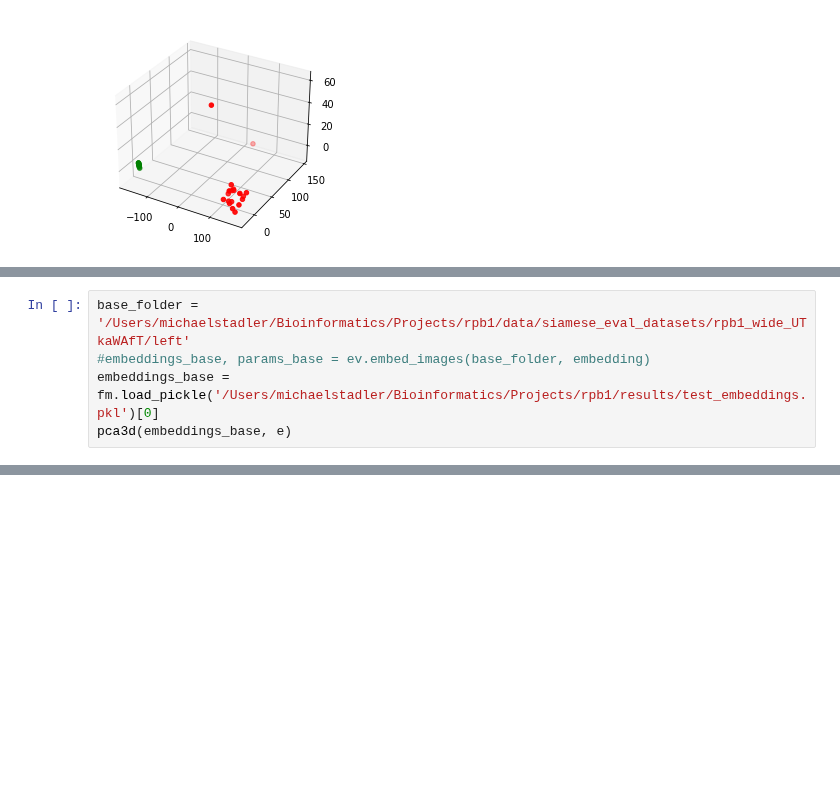
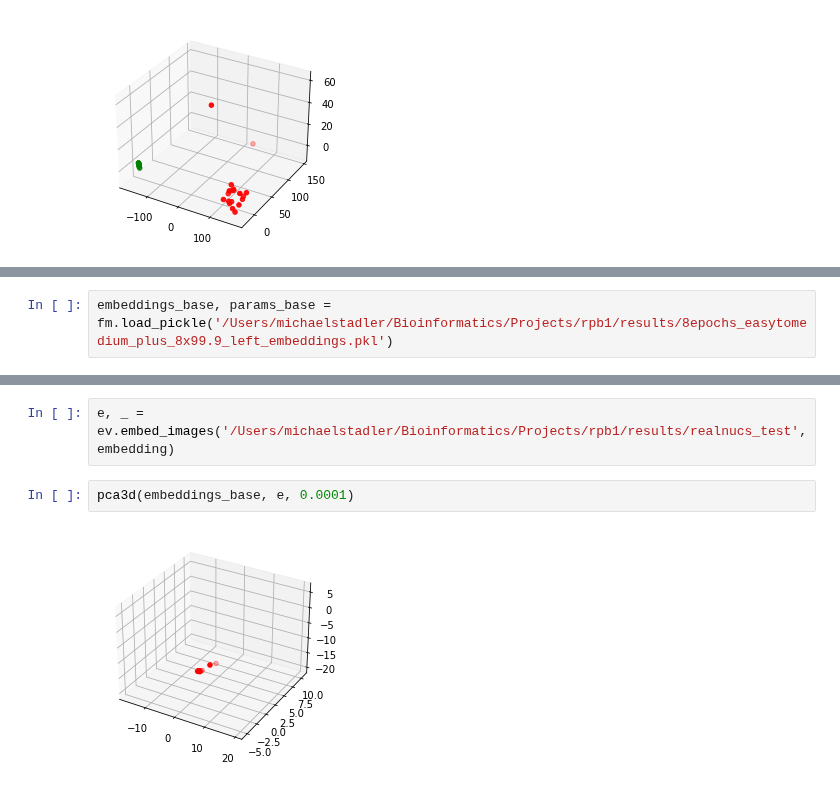
Before and after one commit to michaelrstadler/rpb1, a Jupyter notebook: bin/notebooks/20220309-realdata-siamese.ipynb, the cells around one changed output, grey strips where cells are left out. Cells and saved outputs as stored; diff of their text form; blank space fills up the shorter version.

```diff
--- a/bin/notebooks/20220309-realdata-siamese.ipynb
+++ b/bin/notebooks/20220309-realdata-siamese.ipynb
@@ -104,5 +110,2 @@ pca3d(embeddings_base, e)
 # %%
-base_folder = '/Users/michaelstadler/Bioinformatics/Projects/rpb1/data/siamese_eval_datasets/rpb1_wide_UTkaWAfT/left'
-#embeddings_base, params_base = ev.embed_images(base_folder, embedding)
-embeddings_base = fm.load_pickle('/Users/michaelstadler/Bioinformatics/Projects/rpb1/results/test_embeddings.pkl')[0]
-pca3d(embeddings_base, e)
+embeddings_base, params_base = fm.load_pickle('/Users/michaelstadler/Bioinformatics/Projects/rpb1/results/8epochs_easytomedium_plus_8x99.9_left_embeddings.pkl')
@@ -118,0 +145,6 @@ AttributeError: 'tuple' object has no attribute 'shape'
+# %%
+e, _ = ev.embed_images('/Users/michaelstadler/Bioinformatics/Projects/rpb1/results/realnucs_test', embedding)
+# %%
+pca3d(embeddings_base, e, 0.0001)
+# %% [output]
+[figure, added]
```
Also changed, not shown: parts of 24 cells of this notebook, 1 other file.
